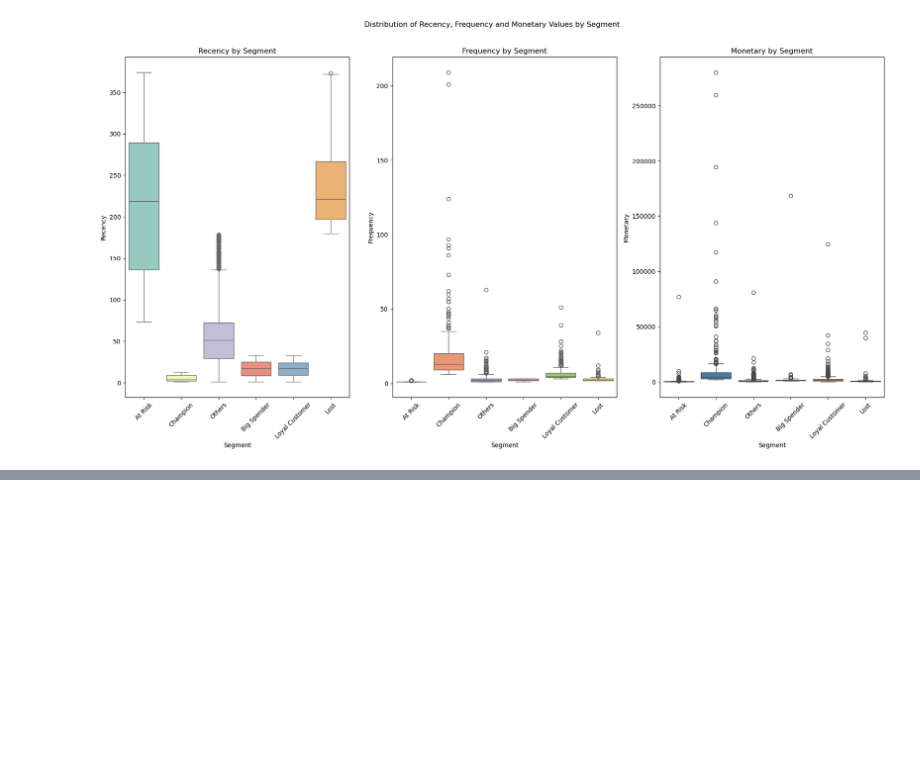
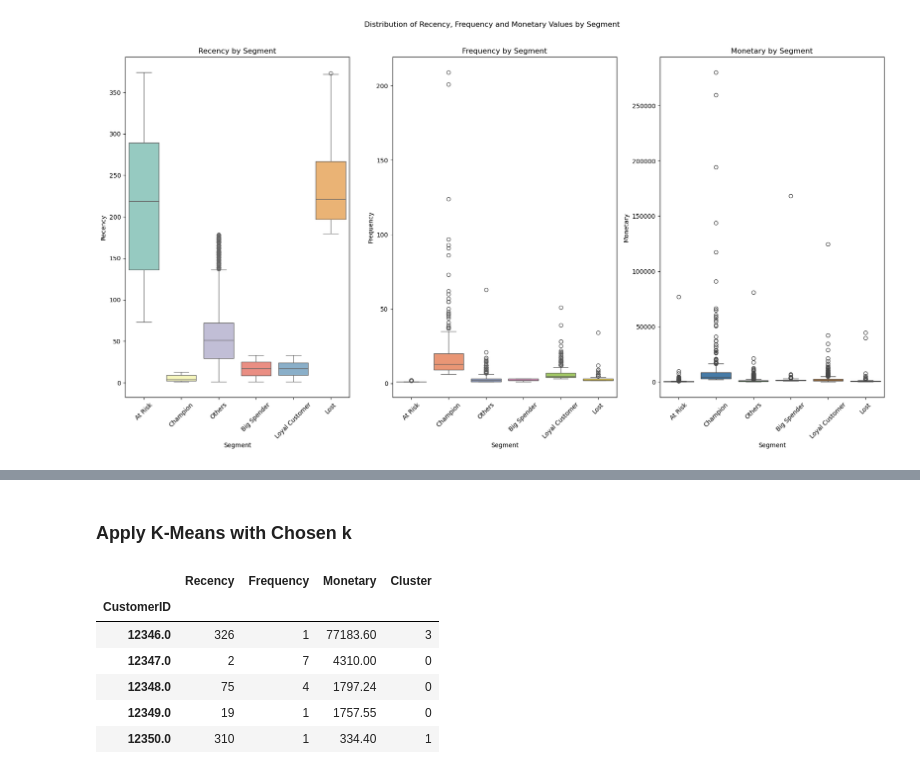
Before and after one commit to Michael-Nyawade/customer-segmentation-rfm, a Jupyter notebook: rfm-analysis.ipynb, the cells around one changed output, grey strips where cells are left out. Drawn from its saved outputs; the diff is of its cells as text; code cells hidden in the pictures; blank space fills up the shorter version.

```diff
--- a/rfm-analysis.ipynb
+++ b/rfm-analysis.ipynb
@@ -279,0 +354,18 @@ plt.show()
+# %% [markdown]
+### Apply K-Means with Chosen k
+# %%
+# Apply KMeans with chosen number of clusters
+k = 4
+kmeans = KMeans(n_clusters=k, random_state=42)
+rfm['Cluster'] = kmeans.fit_predict(rfm_scaled)
+
+# View sample
+rfm[['Recency', 'Frequency', 'Monetary', 'Cluster']].head()
+# %% [output]
+|  | Recency | Frequency | Monetary | Cluster |
+| CustomerID |  |  |  |  |
+| 12346.0 | 326 | 1 | 77183.60 | 3 |
+| 12347.0 | 2 | 7 | 4310.00 | 0 |
+| 12348.0 | 75 | 4 | 1797.24 | 0 |
+| 12349.0 | 19 | 1 | 1757.55 | 0 |
+| 12350.0 | 310 | 1 | 334.40 | 1 |
```
Also changed, not shown: parts of 11 cells of this notebook, 3 other files.
